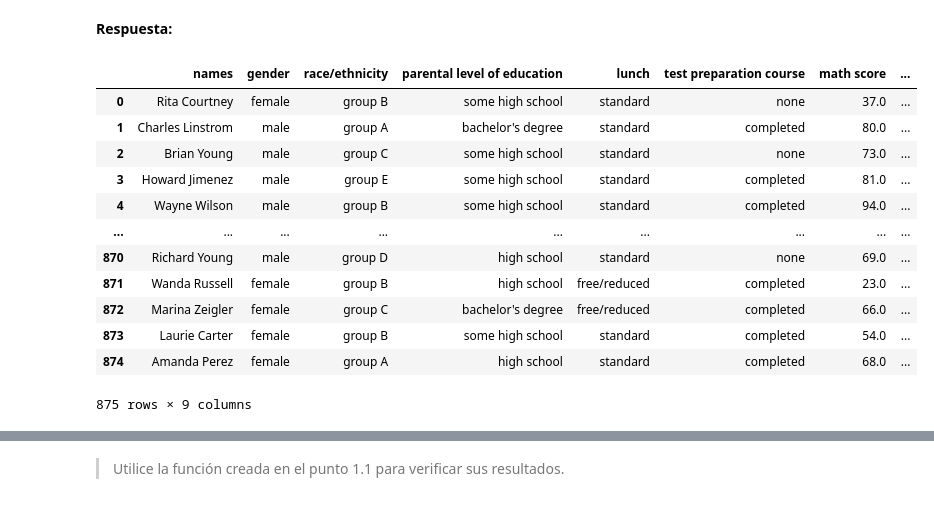
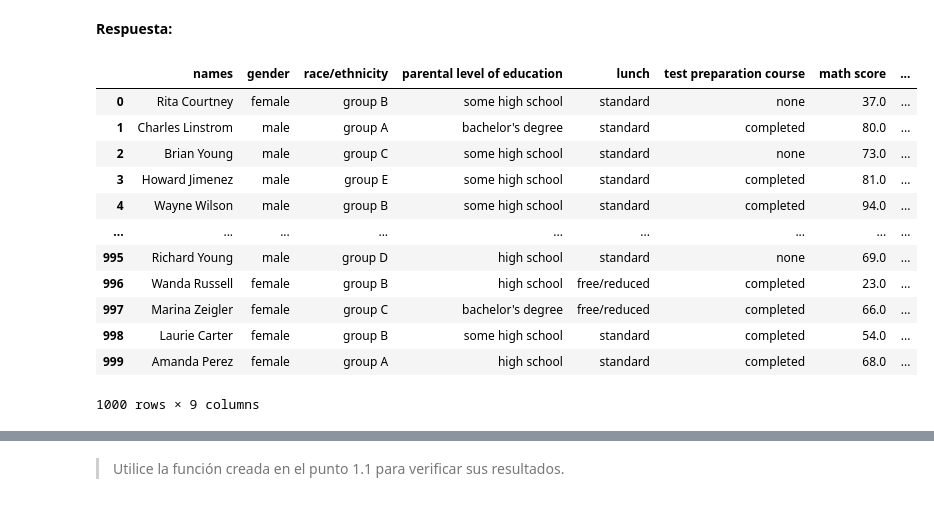
Before and after one commit to jignaciocastro8/lab-ciencia-datos, a Jupyter notebook: lab3/Laboratorio3_enunciado.ipynb, the cells around one changed output, grey strips where cells are left out. Drawn from its saved outputs; the diff is of its cells as text; code cells hidden in the pictures.

````diff
--- a/lab3/Laboratorio3_enunciado.ipynb
+++ b/lab3/Laboratorio3_enunciado.ipynb
@@ -304,20 +293,38 @@ En base a lo realizado anteriormente, realice una limpieza de los dataset. Asuma
 Puede ser útil los métodos ```.drop_duplicates()``` y ```.dropna()``` como también utilizar queries con máscaras booleanas.
 # %% [markdown]
 **Respuesta:**
-# %%
-df_grades = clean_data(df_grades)
-df_grades
-# %% [output]
-|  | names | gender | race/ethnicity | parental level of education | lunch | test preparation course | math score | ... |
-| 0 | Rita Courtney | female | group B | some high school | standard | none | 37.0 | ... |
-| 1 | Charles Linstrom | male | group A | bachelor's degree | standard | completed | 80.0 | ... |
-| 2 | Brian Young | male | group C | some high school | standard | none | 73.0 | ... |
-| 3 | Howard Jimenez | male | group E | some high school | standard | completed | 81.0 | ... |
-| 4 | Wayne Wilson | male | group B | some high school | standard | completed | 94.0 | ... |
-| ... | ... | ... | ... | ... | ... | ... | ... | ... |
-| 870 | Richard Young | male | group D | high school | standard | none | 69.0 | ... |
-| 871 | Wanda Russell | female | group B | high school | free/reduced | completed | 23.0 | ... |
-| 872 | Marina Zeigler | female | group C | bachelor's degree | free/reduced | completed | 66.0 | ... |
-| 873 | Laurie Carter | female | group B | some high school | standard | completed | 54.0 | ... |
-| 874 | Amanda Perez | female | group A | high school | standard | completed | 68.0 | ... |
-875 rows × 9 columns
+# %%
+# We must delete repeated names and only consider the one with
+# scores in [0,...,100].
+def clean_data(dataframe):
+    """Data cleaner.
+
+    Args:
+        dataframe (pd.DataFrame): [description]
+    """
+    # Keep scores between 0 and 100 (inclusive) only.
+    interval = np.arange(0, 101, 1)
+    out = dataframe[dataframe["math score"].isin(interval)\
+                        & dataframe["reading score"].isin(interval)\
+                        & dataframe["writing score"].isin(interval)]
+    # Drop rows with nan values and duplicated and reset index.
+    out = out.dropna().drop_duplicates(subset=["names"], keep='first').reset_index(drop=True)
+    return out
+
+df_grades = clean_data(df_grades)
+df_grades
+#exploratory_data_analysis(df_grades)
+# %% [output]
+|  | names | gender | race/ethnicity | parental level of education | lunch | test preparation course | math score | ... |
+| 0 | Rita Courtney | female | group B | some high school | standard | none | 37.0 | ... |
+| 1 | Charles Linstrom | male | group A | bachelor's degree | standard | completed | 80.0 | ... |
+| 2 | Brian Young | male | group C | some high school | standard | none | 73.0 | ... |
+| 3 | Howard Jimenez | male | group E | some high school | standard | completed | 81.0 | ... |
+| 4 | Wayne Wilson | male | group B | some high school | standard | completed | 94.0 | ... |
+| ... | ... | ... | ... | ... | ... | ... | ... | ... |
+| 995 | Richard Young | male | group D | high school | standard | none | 69.0 | ... |
+| 996 | Wanda Russell | female | group B | high school | free/reduced | completed | 23.0 | ... |
+| 997 | Marina Zeigler | female | group C | bachelor's degree | free/reduced | completed | 66.0 | ... |
+| 998 | Laurie Carter | female | group B | some high school | standard | completed | 54.0 | ... |
+| 999 | Amanda Perez | female | group A | high school | standard | completed | 68.0 | ... |
+1000 rows × 9 columns
````
Also changed, not shown: parts of 12 cells of this notebook, 1 other file.
